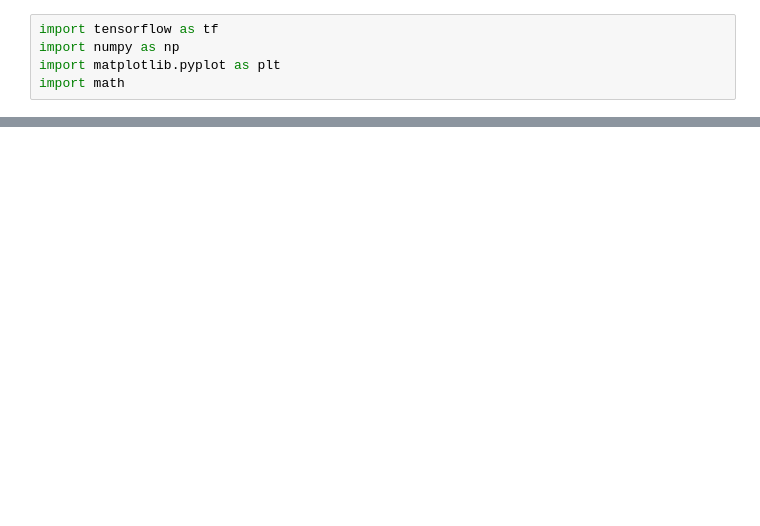
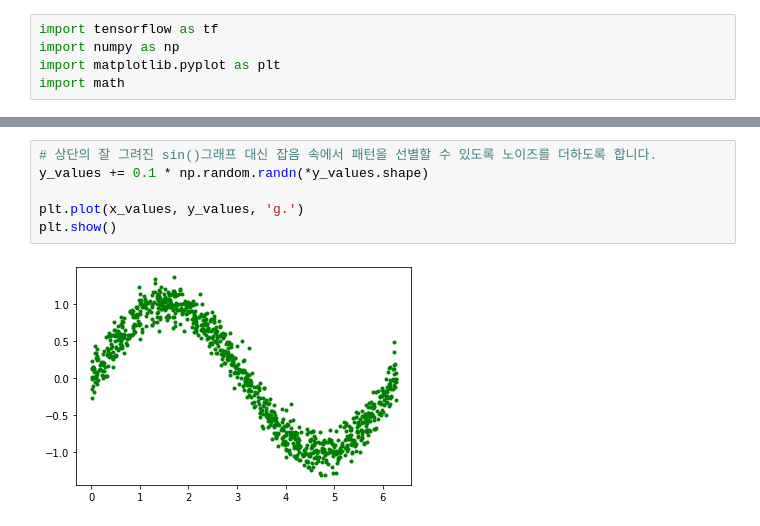
Before and after one commit to ImmortalChaos/TensorFlowExample, a Jupyter notebook: sin_arduino_train/train.ipynb, the cells around one changed output, grey strips where cells are left out. Saved outputs shown, nothing was run; the diff lists cells and outputs as text; blank space fills up the shorter version.

```diff
--- a/sin_arduino_train/train.ipynb
+++ b/sin_arduino_train/train.ipynb
@@ -20,3 +27,11 @@ plt.plot(x_values, y_values, 'b.')
 plt.show()
 # %% [output]
 [figure]
+# %%
+# 상단의 잘 그려진 sin()그래프 대신 잡음 속에서 패턴을 선별할 수 있도록 노이즈를 더하도록 합니다.
+y_values += 0.1 * np.random.randn(*y_values.shape)
+
+plt.plot(x_values, y_values, 'g.')
+plt.show()
+# %% [output]
+[figure, added]
```
Also changed, not shown: parts of 2 cells of this notebook.
